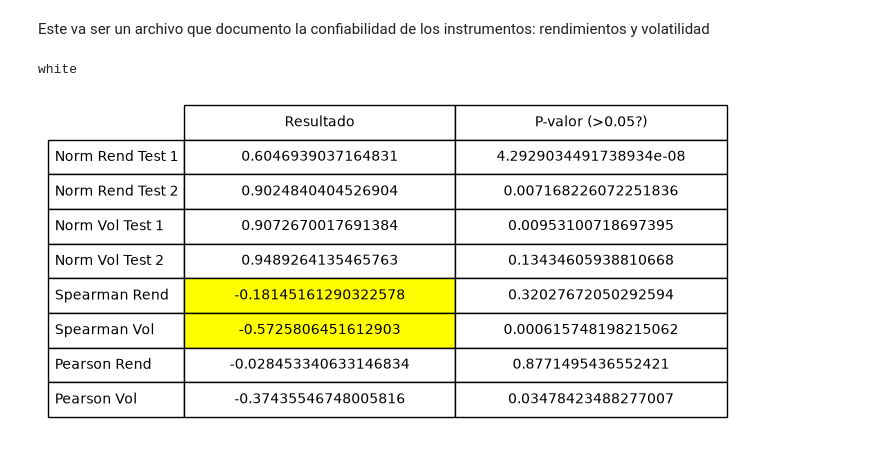
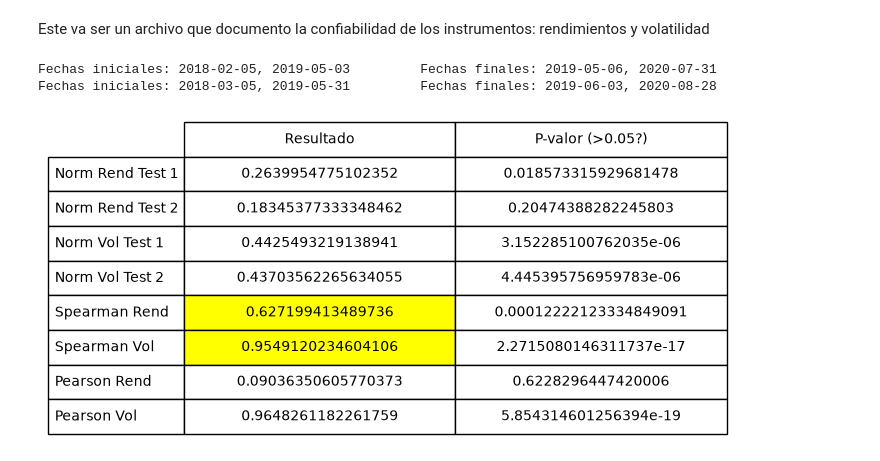
Before and after one commit to jp21bp/LSTM_Ratio_Sharpe, a Jupyter notebook: Version2/confiabilidad.ipynb, the cells around one changed output. Saved outputs shown, nothing was run; the diff lists cells and outputs as text; code cells hidden in the pictures.

Commit message:
Cambia prueba de normalidad: shapiro -> KS; modifique rango de fechas para test y retest

```diff
--- a/Version2/confiabilidad.ipynb
+++ b/Version2/confiabilidad.ipynb
@@ -105,13 +105,15 @@ def cargar(nom:str):
     return df_rentabilidad_diaria
 # %%
 #### Funcion para hacer test 1 y test 2 (retest)
-def test(df:pd.DataFrame, fecha_comienzo: str, dias: int):
+def test(df:pd.DataFrame, fecha_comienzo: str, dias: int, offset: int):
     ### Extrayendo df
     df_deseado = df.loc[fecha_comienzo:]
 
     ### Selecionado fechas iniciales
-    df_inicial = df_deseado.iloc[:dias]    #Primera semana
-    df_final = df_deseado.iloc[dias:dias*2]    #Segunda semana
+    df_inicial = df_deseado.iloc[offset:dias+offset]    #Primera semana
+    df_final = df_deseado.iloc[dias+offset:dias*2 + offset]    #Segunda semana
+
+    print(f'Fechas iniciales: {df_inicial.iloc[0].name}, {df_inicial.iloc[-1].name}\t Fechas finales: {df_final.iloc[0].name}, {df_final.iloc[-1].name}')
 
     ### Rendimientos
     ## Valores esperados
@@ -133,16 +135,21 @@ def test(df:pd.DataFrame, fecha_comienzo: str, dias: int):
     return df_indice_rend.to_list(), df_indice_std.to_list()
 # %%
 #### Funcion para ejecutar las pruebas
-def pruebas(df: pd.DataFrame, test1_fecha: str, test2_fecha:str, dias: int):
+def pruebas(df: pd.DataFrame, test1_fecha: str, test2_fecha:str, dias: int, tipo: int):
     ### Creando indices
-    indice_rend_test1, indice_std_test1 = test(df, test1_fecha,dias)
-    indice_rend_test2, indice_std_test2 = test(df, test2_fecha,dias)
+    if tipo:
+        indice_rend_test1, indice_std_test1 = test(df, test1_fecha, dias, 0)
+        indice_rend_test2, indice_std_test2 = test(df, test1_fecha, dias, dias*2)
+    else:
+        indice_rend_test1, indice_std_test1 = test(df, test1_fecha, dias, 0)
+        indice_rend_test2, indice_std_test2 = test(df, test2_fecha, dias, 0)
 
-    ### Probando normalidad
-    norm_rend_test1_estad, norm_rend_test1_pvalor = stats.shapiro(indice_rend_test1)
-    norm_rend_test2_estad, norm_rend_test2_pvalor = stats.shapiro(indice_rend_test2)
-    norm_std_test1_estad, norm_std_test1_pvalor = stats.shapiro(indice_std_test1)
-    norm_std_test2_estad, norm_std_test2_pvalor = stats.shapiro(indice_std_test2)
+
+    ### Probando normalidad: 32 > 30 => usar Kolgomorov smirnov
+    norm_rend_test1_estad, norm_rend_test1_pvalor = stats.kstest(indice_rend_test1, 'norm')
+    norm_rend_test2_estad, norm_rend_test2_pvalor = stats.kstest(indice_rend_test2, 'norm')
+    norm_std_test1_estad, norm_std_test1_pvalor = stats.kstest(indice_std_test1, 'norm')
+    norm_std_test2_estad, norm_std_test2_pvalor = stats.kstest(indice_std_test2, 'norm')
 
     ### Correlacion Spearman
     ALT = 'two-sided'      #'two-sided', 'less', 'greater'; solo cambia pvalor
@@ -174,7 +181,6 @@ def pruebas(df: pd.DataFrame, test1_fecha: str, test2_fecha:str, dias: int):
     ## Creando colores
     NORM_THRESH = 0.05
     colores = [['white','white']] * 8
-    print(colores[6][0])
     if (norm_rend_test1_pvalor > NORM_THRESH) and (norm_rend_test2_pvalor > NORM_THRESH):
         # Indice rendimiento son normales
         colores[6] = ['yellow', 'white']
@@ -221,11 +227,17 @@ rentabilidad_diaria_origin = cargar('retornos.csv')
 rentabilidad_diaria_log = cargar('retornos_log_splac.csv')
 # %%
 #### Ejecutando pruebas
-fecha_test1 = '2024-02-03' #'2018-02-03', 100; '2018-02-03', 300;
-fecha_test2 = '2024-03-03'
+fecha_test1 = '2018-02-03'
+fecha_test2 = '2018-03-03'
 
-pruebas(rentabilidad_diaria_origin, fecha_test1, fecha_test2, dias=7)
-# pruebas(rentabilidad_diaria_log, fecha_test1, fecha_test2, dias=7)
+#### Retornos originales
+# pruebas(rentabilidad_diaria_origin, fecha_test1, fecha_test2, dias=20, tipo=1)
+pruebas(rentabilidad_diaria_origin, fecha_test1, fecha_test2, dias=325, tipo=0) # '2018-02-03','2018-03-03', 356;
+
+#### Retornos logaritmicos
+# pruebas(rentabilidad_diaria_log, fecha_test1, fecha_test2, dias=252, tipo=1)
+# pruebas(rentabilidad_diaria_log, fecha_test1, fecha_test2, dias=329, tipo=0)
 # %% [output]
-white
+Fechas iniciales: 2018-02-05, 2019-05-03         Fechas finales: 2019-05-06, 2020-07-31
+Fechas iniciales: 2018-03-05, 2019-05-31         Fechas finales: 2019-06-03, 2020-08-28
-[figure, old version]
+[figure, new version]
```
Also changed, not shown: parts of 1 cell of this notebook.
